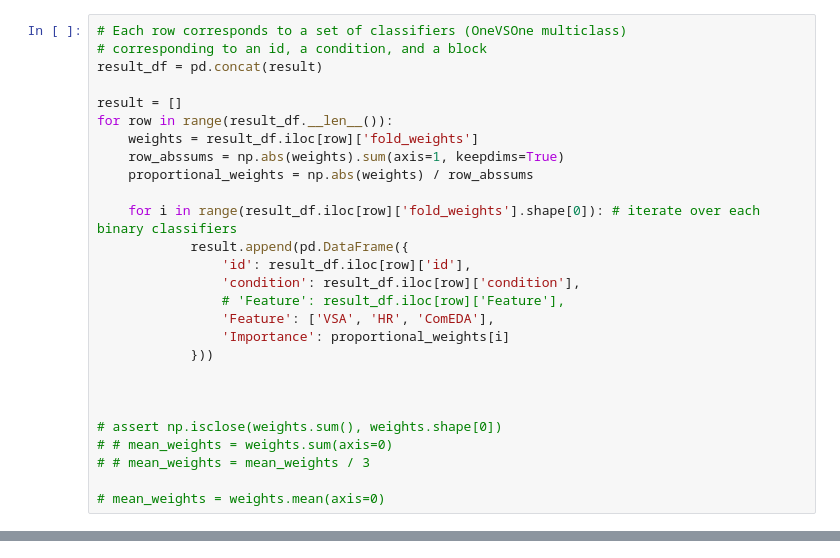
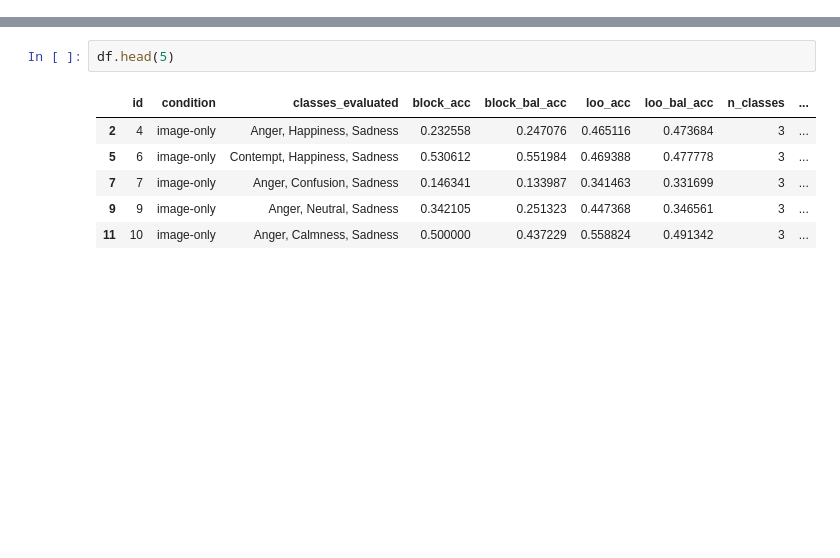
Before and after one commit to MarioTTT23/Emotion-Classification-from-Physiological-Signals, a Jupyter notebook: analysis.ipynb, the cells around one changed output, grey strips where cells are left out. Cells and saved outputs as stored; diff of their text form; blank space fills up the shorter version.

```diff
--- a/analysis.ipynb
+++ b/analysis.ipynb
@@ -1238,27 +0,0 @@ Skipping 21 in audio-only: Only 29 rows. Need at least 30.
-# %%
-# Each row corresponds to a set of classifiers (OneVSOne multiclass)
-# corresponding to an id, a condition, and a block
-result_df = pd.concat(result)
-
-result = []
-for row in range(result_df.__len__()):
-    weights = result_df.iloc[row]['fold_weights']
-    row_abssums = np.abs(weights).sum(axis=1, keepdims=True)
-    proportional_weights = np.abs(weights) / row_abssums
-
-    for i in range(result_df.iloc[row]['fold_weights'].shape[0]): # iterate over each binary classifiers
-            result.append(pd.DataFrame({
-                'id': result_df.iloc[row]['id'],
-                'condition': result_df.iloc[row]['condition'],
-                # 'Feature': result_df.iloc[row]['Feature'],
-                'Feature': ['VSA', 'HR', 'ComEDA'],
-                'Importance': proportional_weights[i]
-            }))
-
-
-
-# assert np.isclose(weights.sum(), weights.shape[0])
-# # mean_weights = weights.sum(axis=0)
-# # mean_weights = mean_weights / 3
-
-# mean_weights = weights.mean(axis=0)
@@ -1693,0 +45,9 @@ ValueError: zero-size array to reduction operation maximum which has no identity
+# %%
+df.head(5)
+# %% [output]
+|  | id | condition | classes_evaluated | block_acc | block_bal_acc | loo_acc | loo_bal_acc | n_classes | ... |
+| 2 | 4 | image-only | Anger, Happiness, Sadness | 0.232558 | 0.247076 | 0.465116 | 0.473684 | 3 | ... |
+| 5 | 6 | image-only | Contempt, Happiness, Sadness | 0.530612 | 0.551984 | 0.469388 | 0.477778 | 3 | ... |
+| 7 | 7 | image-only | Anger, Confusion, Sadness | 0.146341 | 0.133987 | 0.341463 | 0.331699 | 3 | ... |
+| 9 | 9 | image-only | Anger, Neutral, Sadness | 0.342105 | 0.251323 | 0.447368 | 0.346561 | 3 | ... |
+| 11 | 10 | image-only | Anger, Calmness, Sadness | 0.500000 | 0.437229 | 0.558824 | 0.491342 | 3 | ... |
```
Also changed, not shown: parts of 108 cells of this notebook.
